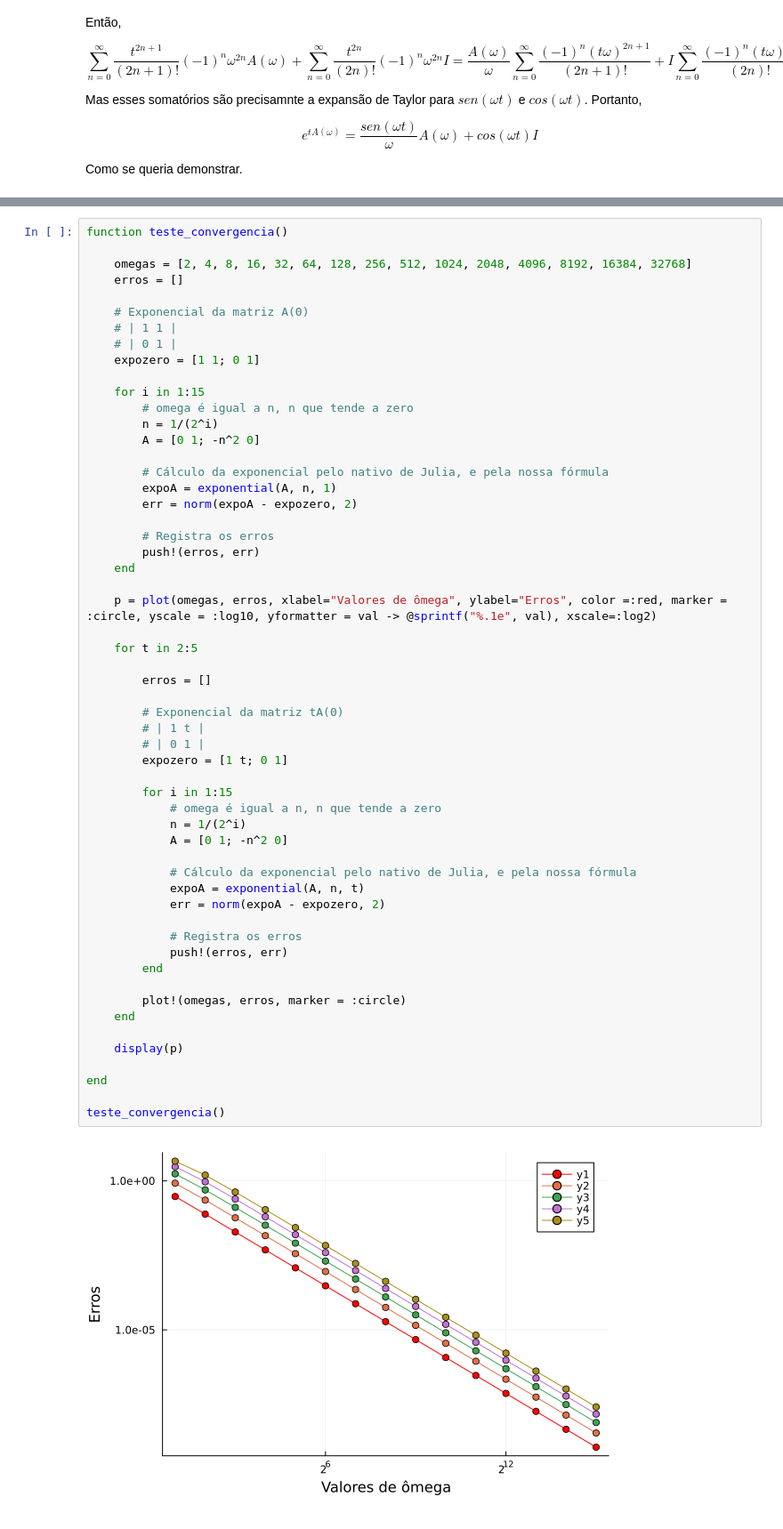
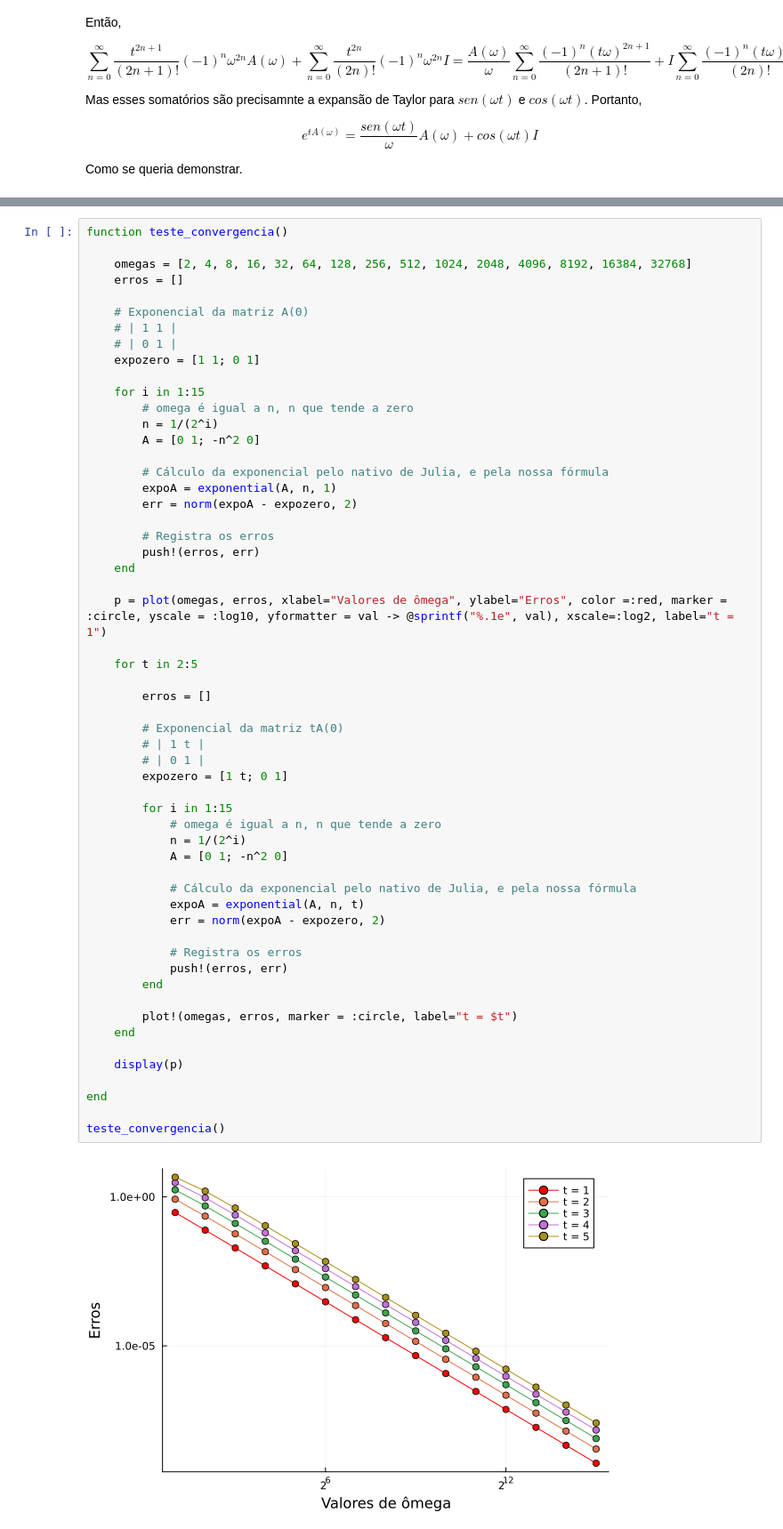
Before and after one commit to PedroDuailibe/Projeto4-ALN, a Jupyter notebook: Projeto4.ipynb, the cells around one changed output, grey strips where cells are left out. Shown at 89% size. Saved outputs shown, nothing was run; the diff lists cells and outputs as text.

```diff
--- a/Projeto4.ipynb
+++ b/Projeto4.ipynb
@@ -814,40 +821,40 @@ function teste_convergencia()
         push!(erros, err)
     end
 
-    p = plot(omegas, erros, xlabel="Valores de ômega", ylabel="Erros", color =:red, marker = :circle, yscale = :log10, yformatter = val -> @sprintf("%.1e", val), xscale=:log2)
+    p = plot(omegas, erros, xlabel="Valores de ômega", ylabel="Erros", color =:red, marker = :circle, yscale = :log10, yformatter = val -> @sprintf("%.1e", val), xscale=:log2, label="t = 1")
 
     for t in 2:5
 
         erros = []
 
         # Exponencial da matriz tA(0)
         # | 1 t |
         # | 0 1 |
         expozero = [1 t; 0 1]
 
         for i in 1:15
             # omega é igual a n, n que tende a zero
             n = 1/(2^i)
             A = [0 1; -n^2 0]
 
             # Cálculo da exponencial pelo nativo de Julia, e pela nossa fórmula
             expoA = exponential(A, n, t)
             err = norm(expoA - expozero, 2)
 
             # Registra os erros
             push!(erros, err)
         end
 
-        plot!(omegas, erros, marker = :circle)
+        plot!(omegas, erros, marker = :circle, label="t = $t")
     end
 
     display(p)
 
 end
 
 teste_convergencia()
 # %% [output]
-[figure, old version]
+[figure, new version]
 # %% [markdown]
 Como a matriz $A(0)$ é nilpotente, segue que $A(0)^n = 0$ para qualquer $n \ge 2$. Então
 
```
Also changed, not shown: parts of 3 cells of this notebook.
